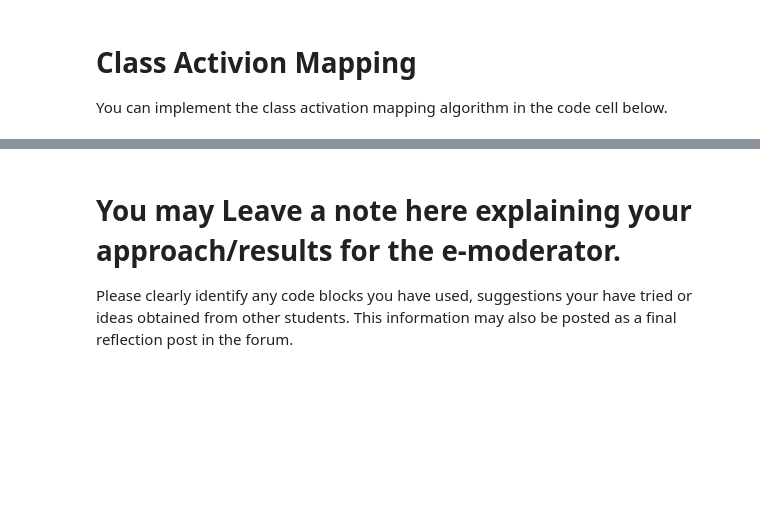
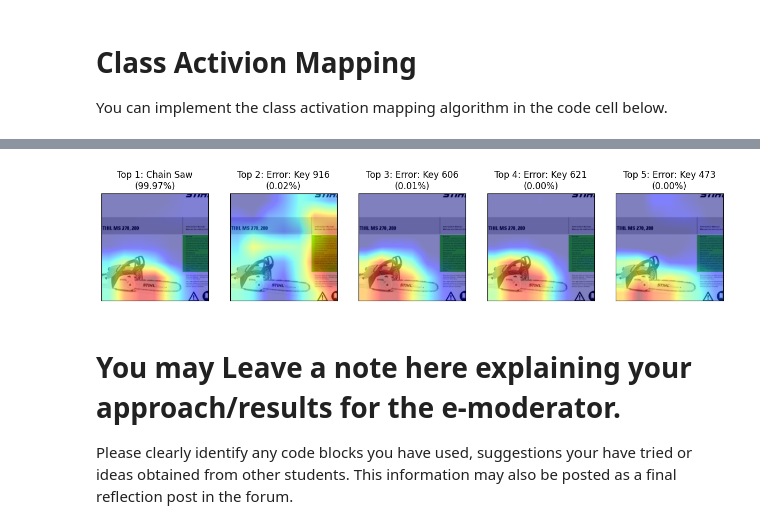
Before and after one commit to tonyscan6003/CE5021_AY2526_group1, a Jupyter notebook: Assignment 3/Assignment_3_CianMoore.ipynb, the cells around one changed output, grey strips where cells are left out. Drawn from its saved outputs; the diff is of its cells as text; code cells hidden in the pictures; blank space fills up the shorter version.

```diff
--- a/Assignment 3/Assignment_3_CianMoore.ipynb
+++ b/Assignment 3/Assignment_3_CianMoore.ipynb
@@ -331,3 +331,83 @@ plt.show()
+# %%
+
+#######################################################
+# Code to get the first image and compute Top 5 CAMs with confidence
+#######################################################
+
+# Create a separate Figure for the Top 5 CAMs
+fig_top5 = plt.figure(figsize=(15, 5))
+
+# Load the image from the dataloader
+data = next(dataiter)
+img_for_top5, _ = data[0].to(device), data[1].to(device)
+img_tensor = img_for_top5[0].unsqueeze(0)
+
+# Re-run forward pass
+out = model(img_tensor)
+feature_map = out['op_features']
+logits = out['op_logits']
+
+# Calculate Softmax Probabilities to include the percentages in the plots
+# 1. Apply Softmax to convert logits to probabilities
+probs = F.softmax(logits, dim=1)
+
+# 2. Identify Top 5 Classes, Indices, and Probabilities
+top5_values, top5_indices = torch.topk(logits, 5)
+
+# Extract the corresponding probabilities for the top 5 indices
+top5_probs = probs.squeeze(0)[top5_indices.squeeze(0)].tolist()
+
+# Convert indices to a list of scalar class indices
+top5_class_indices = top5_indices.squeeze(0).tolist()
+
+# Prepare the image for display
+img_display=unnormalize_image(img_tensor[0], mean, std)
+H, W = img_tensor.shape[-2], img_tensor.shape[-1]
+
+# Iterate through the Top 5 predicted classes and probabilities
+for idx, pred_class_idx in enumerate(top5_class_indices):
+
+    # Get the probability and format as percentage
+    confidence = top5_probs[idx] * 100
+
+    # Extract and Squeeze Weights for the Current Top Class
+    class_weights = fc_weights[pred_class_idx]
+    class_weights = class_weights.view(1, -1, 1, 1) # Reshape weights: (1, C, 1, 1)
+
+    # Compute CAM
+    cam = torch.sum(feature_map * class_weights, dim=1, keepdim=False)
+
+    # Upsample
+    act_map_us = F.interpolate(
+        cam.unsqueeze(0),
+        size=(H, W),
+        mode='bilinear',
+        align_corners=False
+    ).squeeze(0).squeeze(0)
+
+    # Normalize using ReLU and Max
+    act_map_us = torch.relu(act_map_us)
+    act_map_max = act_map_us.max()
+    if act_map_max > 0:
+        act_map_us = act_map_us / act_map_max
+
+    # Label for the Top 5 Figure
+    label = get_value(imagenette_dict, pred_class_idx)
+
+    # New Title includes rank, class name or error, and confidence percentage
+    title_text = f'Top {idx+1}: {label}\n({confidence:.2f}%)'
+
+    # Subplots arranged in 1 row, 5 columns
+    ax_top5 = fig_top5.add_subplot(1, 5, idx + 1, xticks=[], yticks=[])
+    ax_top5.title.set_text(title_text)
+
+    # Display the unnormalized image and CAM overlay
+    ax_top5.imshow(img_display)
+    ax_top5.imshow(act_map_us.cpu().detach().numpy(), cmap=plt.cm.jet, alpha=0.5)
+
+plt.show() # Display the figure containing the Top 5 CAMs with confidence and labels
+# %% [output]
+[figure, added]
 # %% [markdown]
 # You may Leave a note here explaining your approach/results for the e-moderator.
 
```
Also changed, not shown: parts of 3 cells of this notebook.
